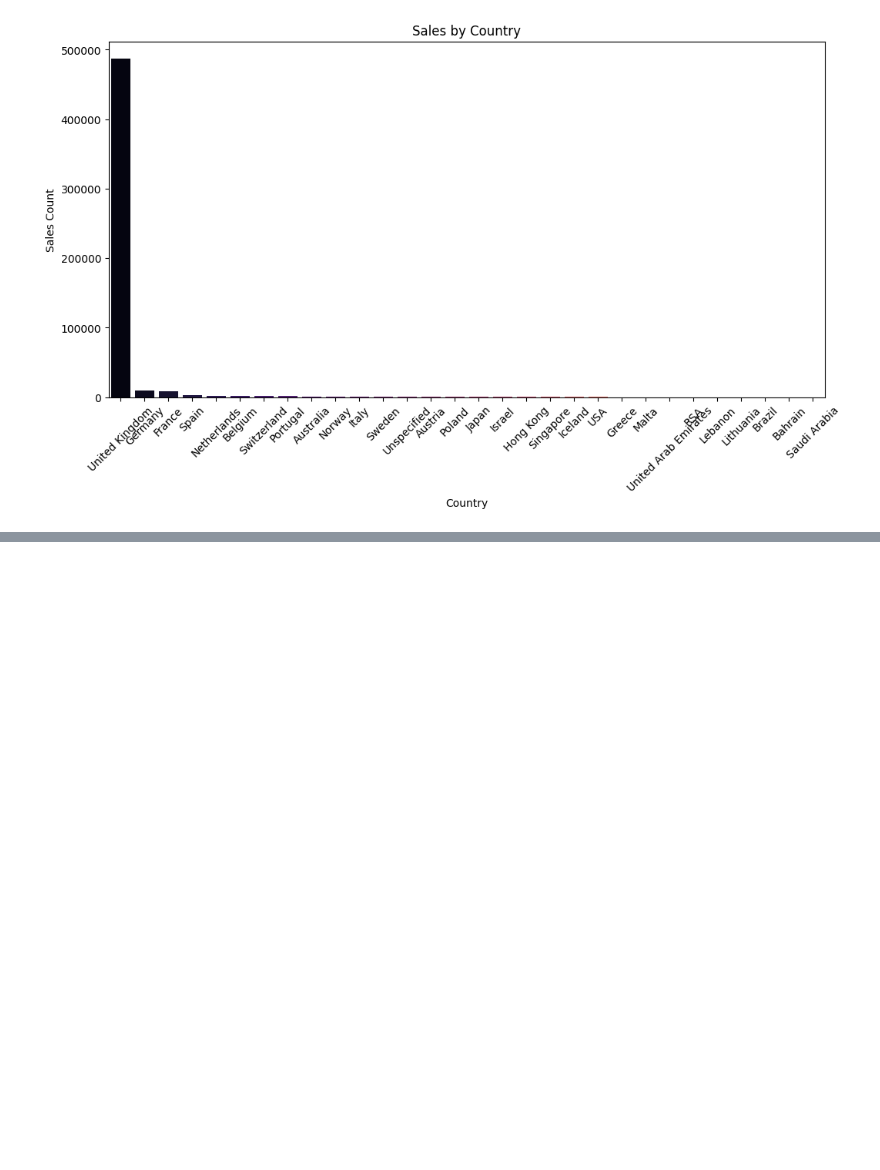
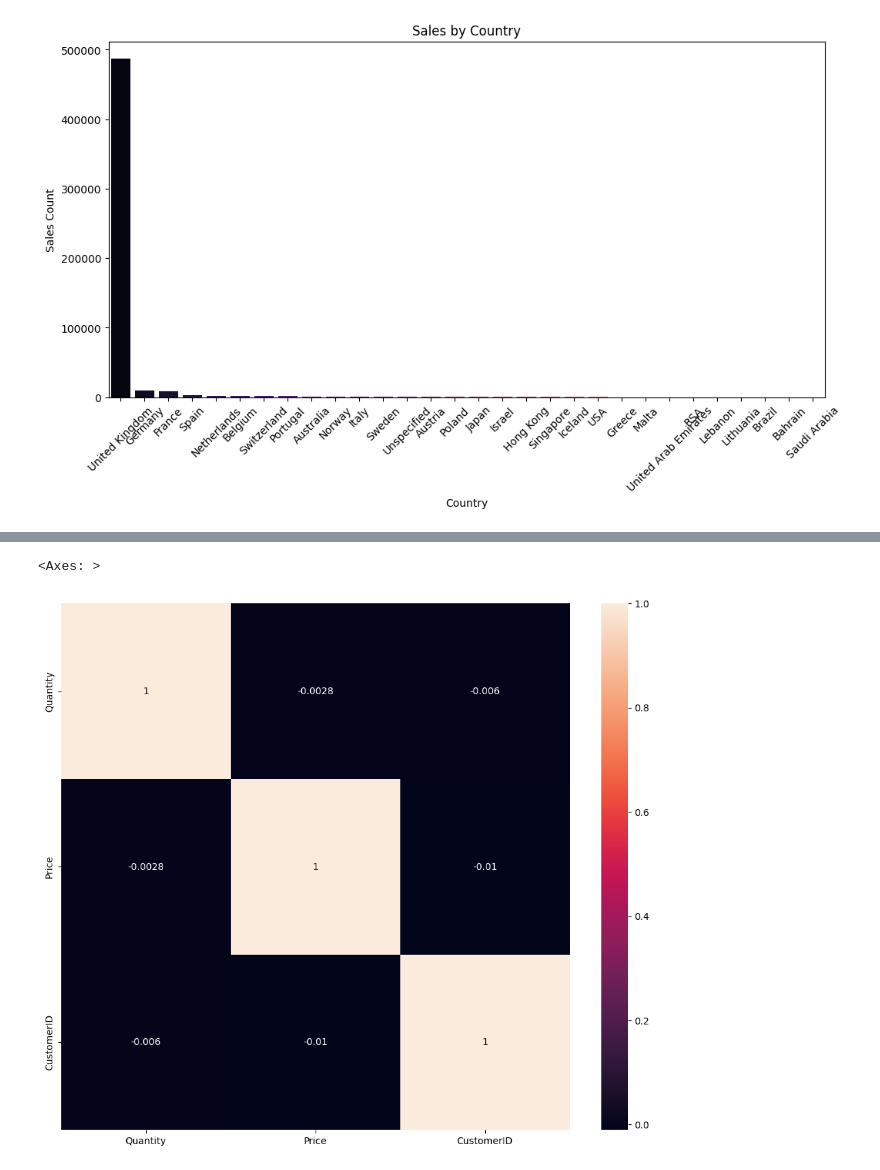
Before and after one commit to faten015/Data-Analysis-Project, a Jupyter notebook: Market Basket Analysis/Market_Basket_Analysis.ipynb, the cells around one changed output, grey strips where cells are left out. Drawn from its saved outputs; the diff is of its cells as text; code cells hidden in the pictures; blank space fills up the shorter version.

```diff
--- a/Market Basket Analysis/Market_Basket_Analysis.ipynb
+++ b/Market Basket Analysis/Market_Basket_Analysis.ipynb
@@ -299,0 +293,10 @@ Passing `palette` without assigning `hue` is deprecated and will be removed in v
+# %%
+plt.figure(figsize = (12,10))
+
+# Select only numeric columns for correlation calculation
+numeric_data = data.select_dtypes(include=['number'])
+
+sns.heatmap(numeric_data.corr(), annot =True)
+# %% [output]
+<Axes: >
+[figure, added]
```
Also changed, not shown: parts of 13 cells of this notebook, 1 other file.
